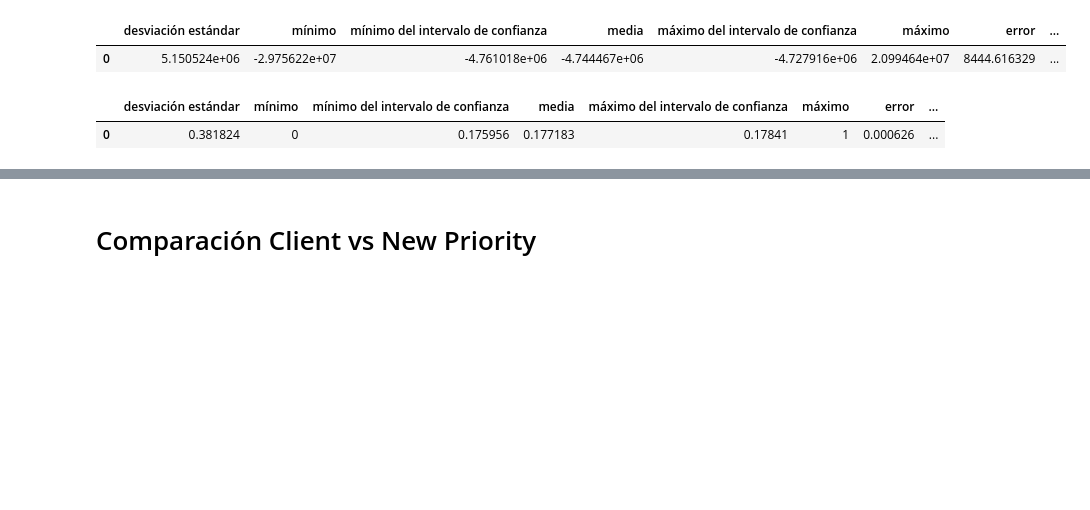
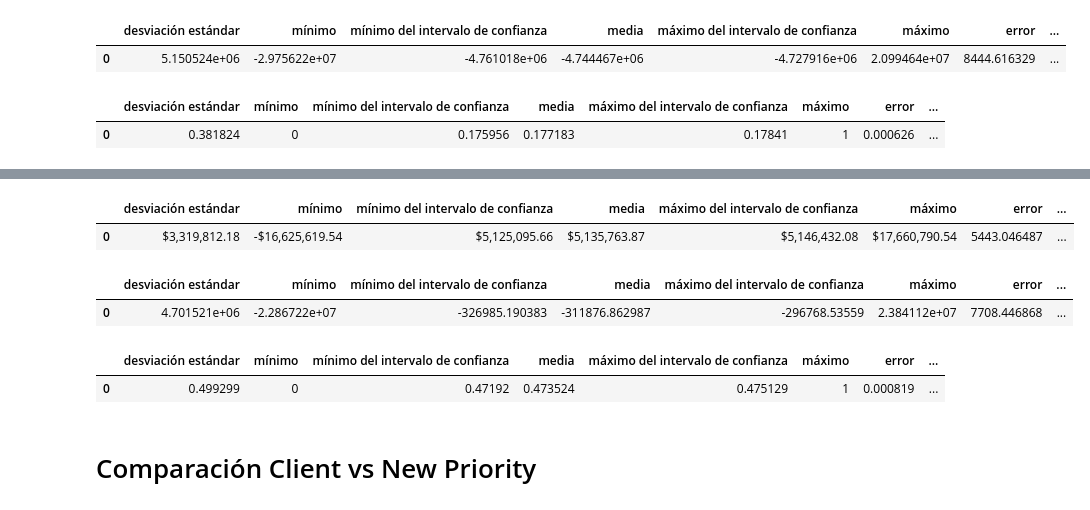
Before and after one commit to mia-uc/waiting-list-simulation, a Jupyter notebook: notebooks/cmp.ipynb, the cells around one changed output, grey strips where cells are left out. Cells and saved outputs as stored; diff of their text form; code cells hidden in the pictures; blank space fills up the shorter version.

```diff
--- a/notebooks/cmp.ipynb
+++ b/notebooks/cmp.ipynb
@@ -154,3 +199,22 @@ pd.DataFrame([compute_stats(z)])
+# %%
+pd.DataFrame([compute_stats(clients_q_0["total de ingresos"], formatter=formatear_moneda)])
+# %% [output]
+|  | desviación estándar | mínimo | mínimo del intervalo de confianza | media | máximo del intervalo de confianza | máximo | error | ... |
+| 0 | $3,319,812.18 | -$16,625,619.54 | $5,125,095.66 | $5,135,763.87 | $5,146,432.08 | $17,660,790.54 | 5443.046487 | ... |
+# %%
+z =  clients_q_0['total de ingresos'] - clients['total de ingresos']
+
+pd.DataFrame([compute_stats(z)])
+# %% [output]
+|  | desviación estándar | mínimo | mínimo del intervalo de confianza | media | máximo del intervalo de confianza | máximo | error | ... |
+| 0 | 4.701521e+06 | -2.286722e+07 | -326985.190383 | -311876.862987 | -296768.53559 | 2.384112e+07 | 7708.446868 | ... |
+# %%
+z = (clients_q_0['total de ingresos'] > clients['total de ingresos']).apply(int)
+
+pd.DataFrame([compute_stats(z)])
+# %% [output]
+|  | desviación estándar | mínimo | mínimo del intervalo de confianza | media | máximo del intervalo de confianza | máximo | error | ... |
+| 0 | 0.499299 | 0 | 0.47192 | 0.473524 | 0.475129 | 1 | 0.000819 | ... |
 # %% [markdown]
 # Comparación Client vs New Priority
 # %%
```
Also changed, not shown: parts of 7 cells of this notebook, 1 other file.
